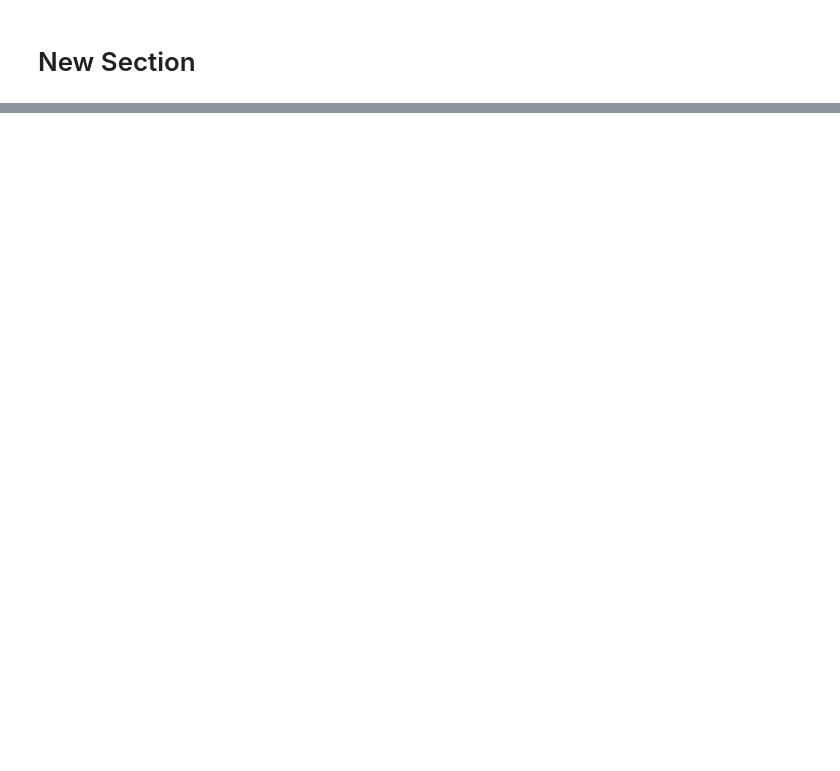
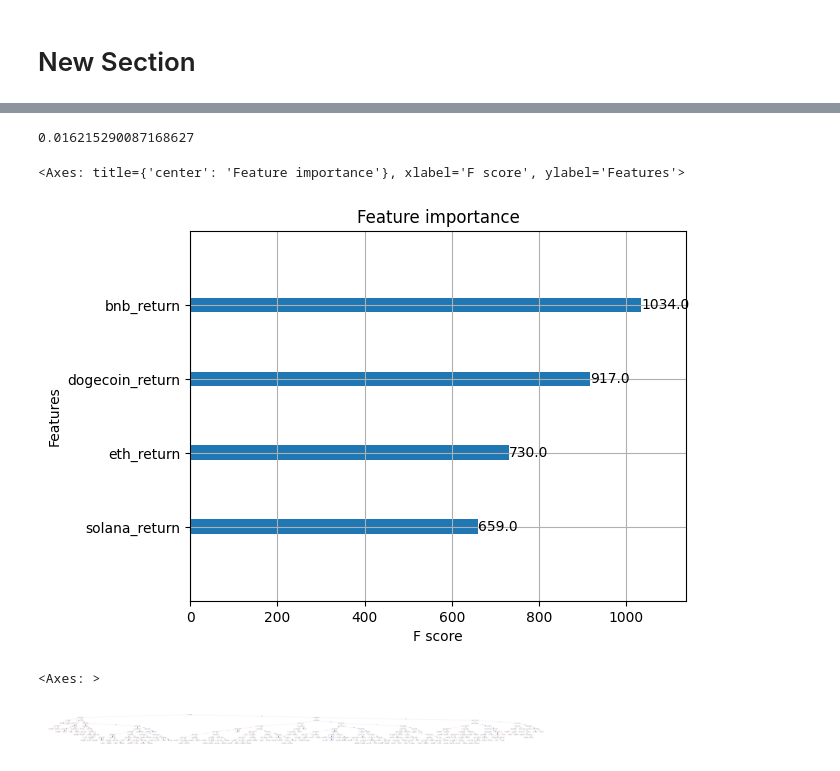
Before and after one commit to outfox330/ML_Models_on_Time_Series, a Jupyter notebook: BTC_FORECAST.ipynb, the cells around one changed output, grey strips where cells are left out. Cells and saved outputs as stored; diff of their text form; code cells hidden in the pictures; blank space fills up the shorter version.

```diff
--- a/BTC_FORECAST.ipynb
+++ b/BTC_FORECAST.ipynb
@@ -146,0 +318,8 @@ drive.mount('/content/drive')
+# %%
+df_total['bitcoin_return'] = df_total['bitcoin'].pct_change()
+df_total['bnb_return'] = df_total['bnb'].pct_change()
+df_total['dogecoin_return'] = df_total['dogecoin'].pct_change()
+df_total['eth_return'] = df_total['eth'].pct_change()
+df_total['solana_return'] = df_total['solana'].pct_change()
+
+df_total
@@ -146,0 +340,3 @@ drive.mount('/content/drive')
+# %%
+df_total = df_total.dropna(axis=0)
+df_total
@@ -146,0 +357,12 @@ drive.mount('/content/drive')
+# %%
+import statsmodels.api as sm
+
+y = df_total['bitcoin_return']
+
+X = df_total[['bnb_return','dogecoin_return', 'eth_return', 'solana_return']]
+
+X = sm.add_constant(X)
+
+model = sm.OLS(y, X).fit()
+
+print(model.summary())
@@ -146,0 +387,28 @@ drive.mount('/content/drive')
+# %%
+import xgboost as xgb
+from sklearn.model_selection import train_test_split
+from sklearn.metrics import mean_squared_error
+
+X_train, X_test, y_train, y_test = train_test_split(X, y, test_size=0.2, random_state=42)
+
+xg_reg = xgb.XGBRegressor(objective='reg:squarederror', max_depth=10)
+
+xg_reg.fit(X_train, y_train)
+
+preds = xg_reg.predict(X_test)
+# %%
+rmse = mean_squared_error(y_test, preds, squared=False)
+rmse
+# %% [output]
+0.016215290087168627
+# %%
+xgb.plot_importance(xg_reg)
+# %% [output]
+<Axes: title={'center': 'Feature importance'}, xlabel='F score', ylabel='Features'>
+[figure, added]
+# %%
+from xgboost import plot_tree
+plot_tree(xg_reg._Booster)
+# %% [output]
+<Axes: >
+[figure, added]
```
Also changed, not shown: parts of 18 cells of this notebook.
